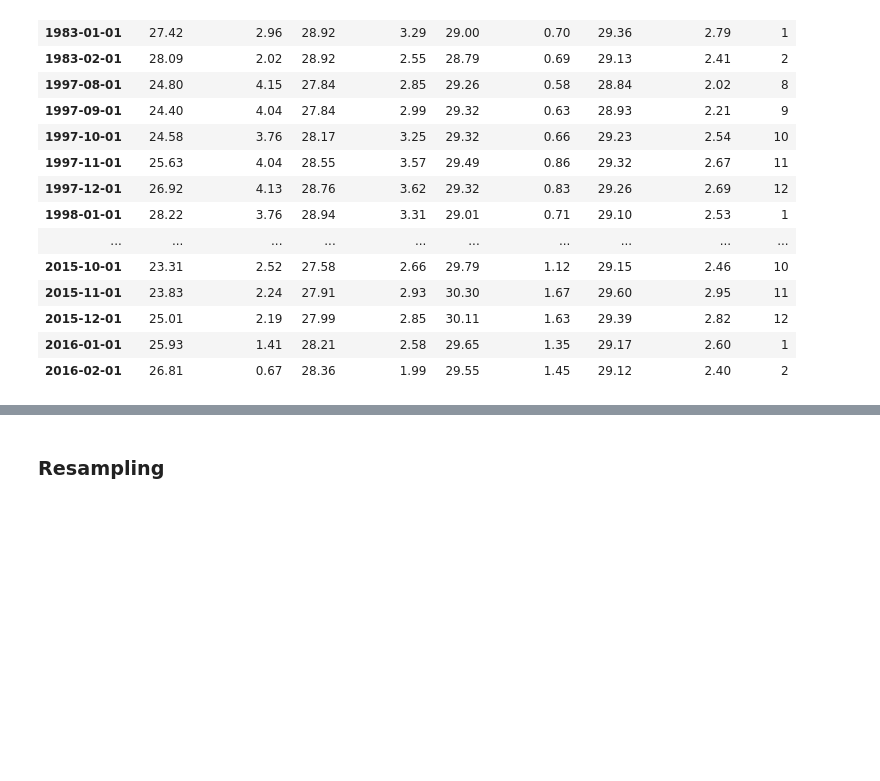
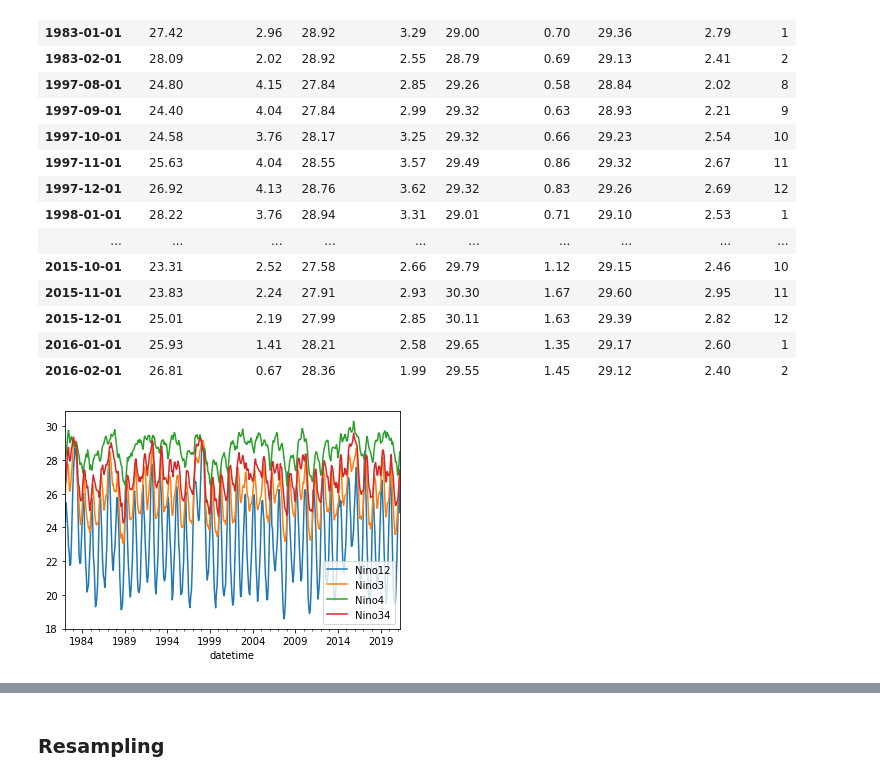
Before and after one commit to mgrover1/ncar_pandas_tutorial, a Jupyter notebook: pandas_fullNotebook.ipynb, the cells around one changed output, grey strips where cells are left out. Cells and saved outputs as stored; diff of their text form; code cells hidden in the pictures; blank space fills up the shorter version.

```diff
--- a/pandas_fullNotebook.ipynb
+++ b/pandas_fullNotebook.ipynb
@@ -539,3 +555,8 @@ df[df.Nino34anom > 2]
 | 2015-12-01 | 25.01 | 2.19 | 27.99 | 2.85 | 30.11 | 1.63 | 29.39 | 2.82 | 12 |
 | 2016-01-01 | 25.93 | 1.41 | 28.21 | 2.58 | 29.65 | 1.35 | 29.17 | 2.60 | 1 |
 | 2016-02-01 | 26.81 | 0.67 | 28.36 | 1.99 | 29.55 | 1.45 | 29.12 | 2.40 | 2 |
+# %%
+<<<<<<< LOCAL CELL DELETED >>>>>>>
+df[nino_temp_cols].plot();
+# %% [output]
+[figure, added]
```
Also changed, not shown: parts of 21 cells of this notebook.
